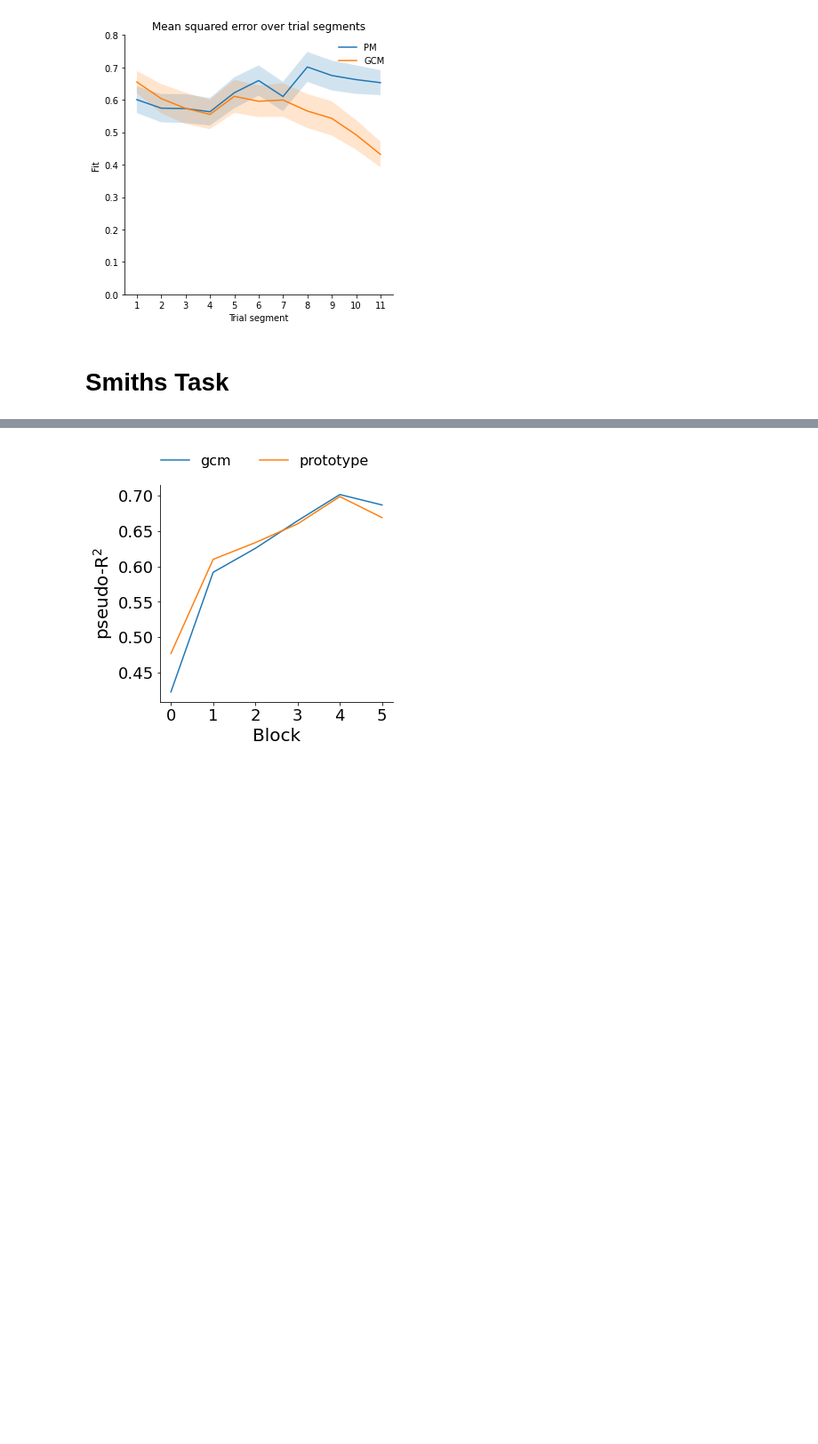
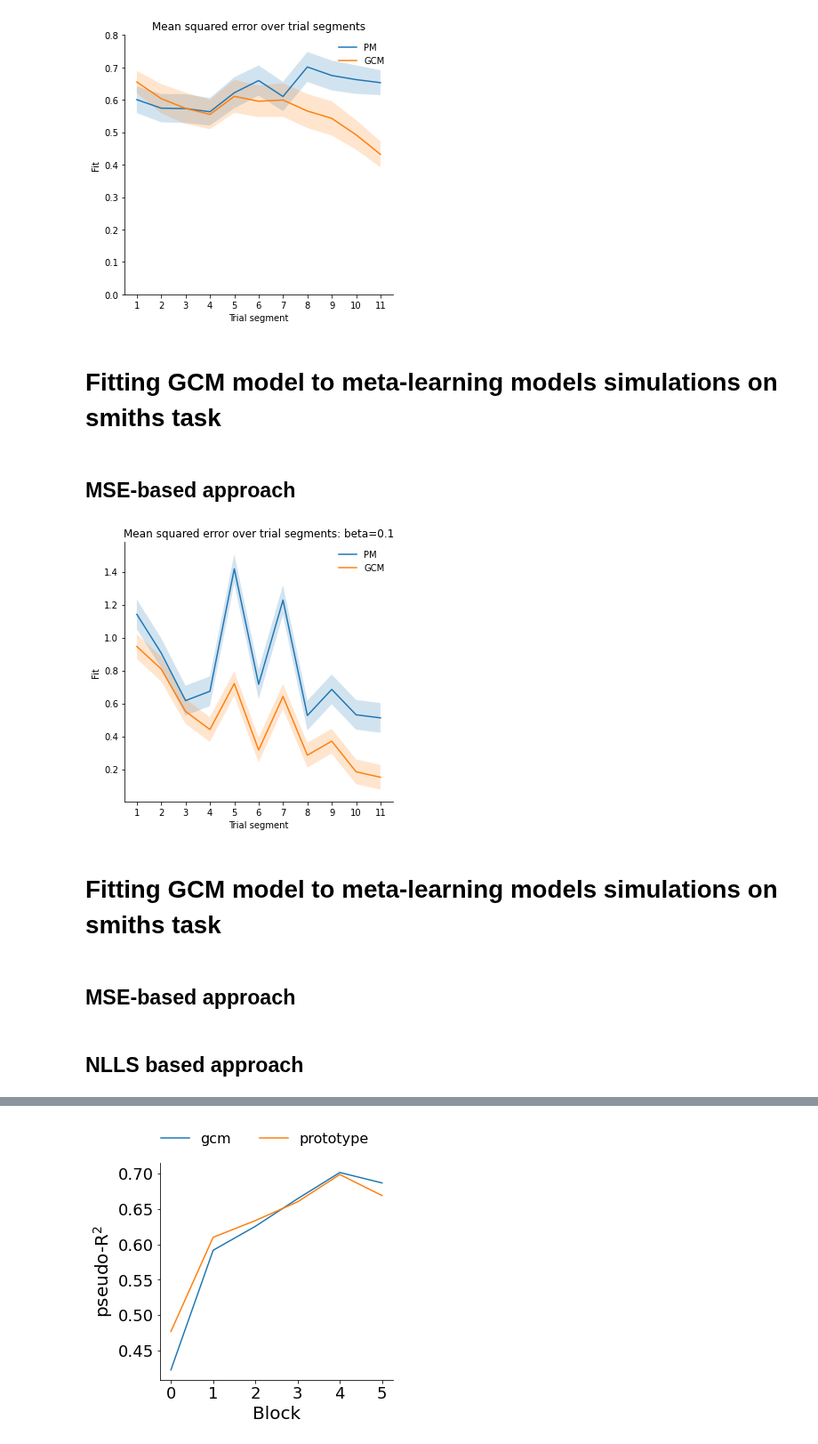
Before and after one commit to akjagadish/vanilla-llama, a Jupyter notebook: categorisation/notebooks/baselines.ipynb, the cells around one changed output, grey strips where cells are left out. Shown at 89% size. Drawn from its saved outputs; the diff is of its cells as text; code cells hidden in the pictures; blank space fills up the shorter version.

```diff
--- a/categorisation/notebooks/baselines.ipynb
+++ b/categorisation/notebooks/baselines.ipynb
@@ -92,5 +92,47 @@ f.tight_layout()
 plt.show()
 # %% [output]
 [figure]
-# %% [markdown]
-# Smiths Task
+# %% [markdown]
+# Fitting GCM model to meta-learning models simulations on smiths task
+# %% [markdown]
+## MSE-based approach
+# %%
+# load r2s=r2s, lls=lls, params=np.stack(params_list), opt_method=opt_method from gcm_humans
+beta=0.1
+fits_gcm = np.load(f'../data/meta_learner/gcm_metalearner_devrajstask_beta={beta}_runs=1_iters=1_blocks=11_tasks=1.npz')
+fits_pm = np.load(f'../data/meta_learner/pm_metalearner_devrajstask_beta={beta}_runs=1_iters=1_blocks=11_tasks=1.npz')
+mses_gcm = fits_gcm['lls']
+mses_pm = fits_pm['lls']
+# mean mses across participants: mses are of shape (n_runs=1, n_participants, n_conditions=1, n_blocks)
+mses_gcm = np.squeeze(mses_gcm) #np.mean(mses_gcm, axis=0)
+mses_pm = np.squeeze(mses_pm)
+# std error of mean across participants
+stds_gcm = np.std(mses_gcm, axis=0)/np.sqrt(len(mses_gcm))
+stds_pm = np.std(mses_pm, axis=0)/np.sqrt(len(mses_pm))
+# %%
+# plot mean mses across participants for each trial segment for both models
+f, ax = plt.subplots(1, 1, figsize=(5,5))
+sns.lineplot(x=np.arange(11)+1, y=mses_pm, ax=ax, label='PM')
+sns.lineplot(x=np.arange(11)+1, y=mses_gcm, ax=ax, label='GCM')
+# add standard error of mean as error bars
+ax.fill_between(np.arange(11)+1, mses_pm-stds_pm, mses_pm+stds_pm, alpha=0.2)
+ax.fill_between(np.arange(11)+1, mses_gcm-stds_gcm, mses_gcm+stds_gcm, alpha=0.2)
+ax.set_xlabel('Trial segment')
+ax.set_ylabel('Fit')
+# ax.set_ylim([0, .8])
+ax.set_xticks(np.arange(11)+1)
+ax.set_xticklabels(np.arange(11)+1)
+# remove bounding box around the legend
+ax.legend(frameon=False)
+ax.set_title(f'Mean squared error over trial segments: beta={beta}')
+sns.despine()
+f.tight_layout()
+plt.show()
+# %% [output]
+[figure, added]
+# %% [markdown]
+# Fitting GCM model to meta-learning models simulations on smiths task
+# %% [markdown]
+## MSE-based approach
+# %% [markdown]
+## NLLS based approach
```
Also changed, not shown: parts of 5 cells of this notebook.
